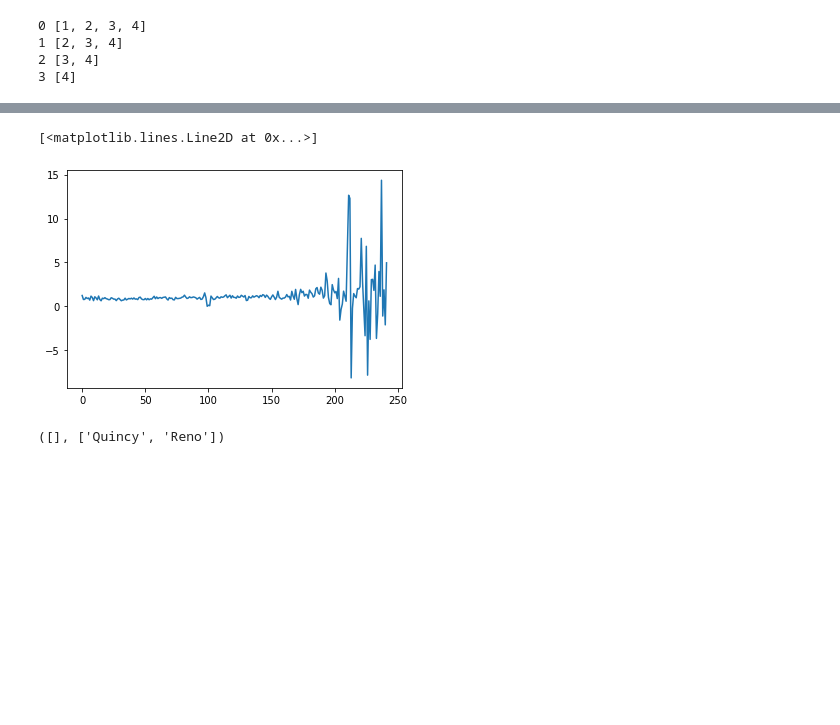
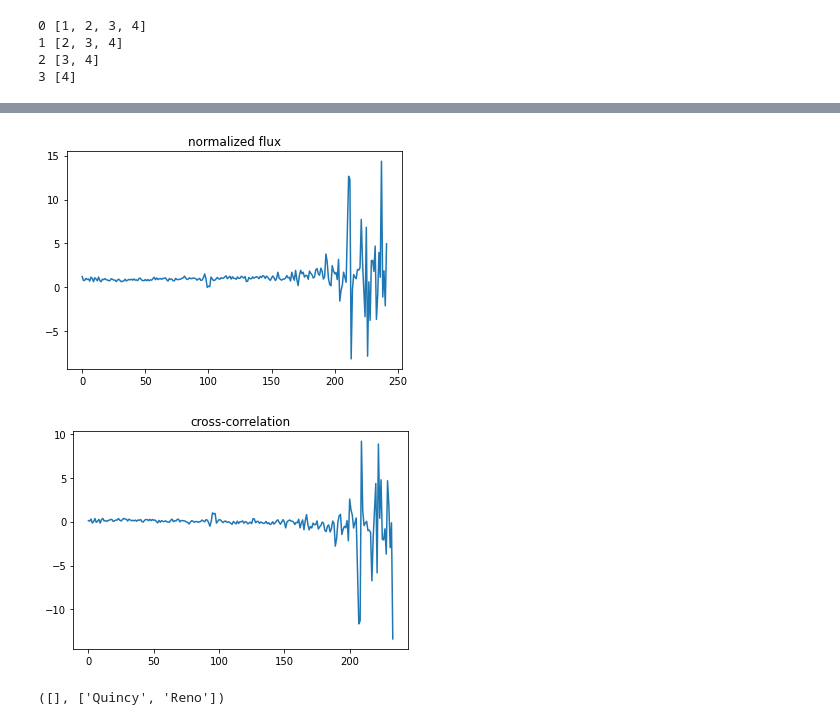
Before and after one commit to AntonioVitalic/AS4107-Investigacion-Dirigida, a Jupyter notebook: Tests_inv_dirigida.ipynb, the cells around one changed output, grey strips where cells are left out. Drawn from its saved outputs; the diff is of its cells as text; code cells hidden in the pictures; blank space fills up the shorter version.

```diff
--- a/Tests_inv_dirigida.ipynb
+++ b/Tests_inv_dirigida.ipynb
@@ -383,6 +430,8 @@ def size_kernel(diameter, velocity, exp_time):
                    It is the ratio between the duration of the occultation
                    (the ratio between the diameter and the velocity, which
                    is in seconds) and the exposure time.
+
+  Example: size_kernel(55.2, 21.5, 1) == 3 because round(2.56) == 3
   """
   duration = diameter / velocity
   kernel = round(duration / exp_time)
@@ -471,13 +532,20 @@ window = 2 * round(time_avg_sep) + 1
          True,  True,  True,  True,  True,  True,  True,  True]), 242)
 # %%
 plt.plot(flux_norm)
+plt.title('normalized flux')
+plt.show()
+
+plt.clf()
+plt.plot(correlate)
+plt.title('cross-correlation')
+plt.show()
 
 # 1) obtener la posicion de un evento (max correlate/std correlate), y ver la SR alrededor de ese punto
 # 2) maskara, obtener los lugares donde max correlate / std correlate > algo (ej: 5), y despues analizar
 # SR alrededor de esos puntos
 # %% [output]
-[<matplotlib.lines.Line2D at 0x...>]
-[figure, old version]
+[figure, new version]
+[figure, added]
 # %%
 def code_to_debug():
   import pdb; pdb.set_trace()
```
Also changed, not shown: parts of 16 cells of this notebook.
